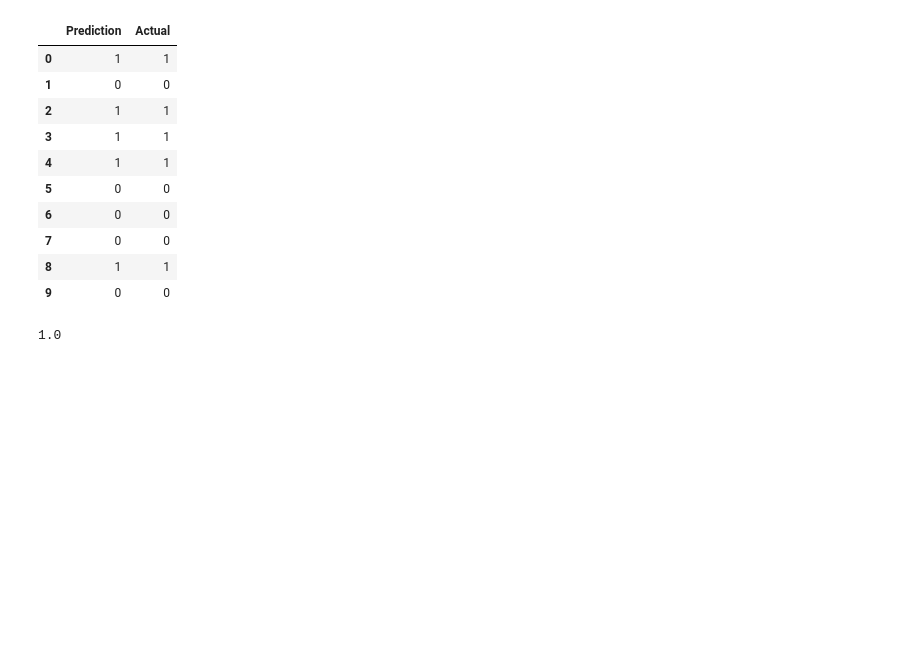
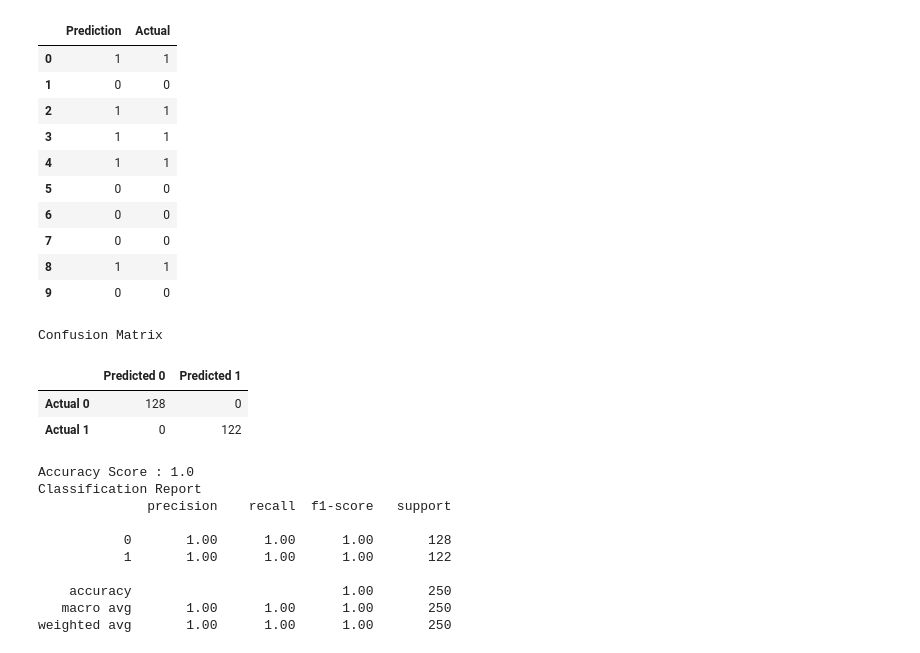
Before and after one commit to SarahSchilling618/project-4, a Jupyter notebook: Continuationv2_ReducedDimensions.ipynb, the cells around one changed output. Drawn from its saved outputs; the diff is of its cells as text; code cells hidden in the pictures; blank space fills up the shorter version.

```diff
--- a/Continuationv2_ReducedDimensions.ipynb
+++ b/Continuationv2_ReducedDimensions.ipynb
@@ -140,9 +141,10 @@ Testing Data Score: 1.0
 # Refs: Module 20 Challenge credit-risk-classification / Module20/Day1/Act04
 
 ## Step 2: Save the predictions on the testing data labels by using the testing feature data (`X_test_scaled`) and the fitted model.
+    # Predict outcomes for test data set
 
-y_predictions = classifier.predict(X_test_scaled)
-results = pd.DataFrame({"Prediction": y_predictions, "Actual": y_test}).reset_index(drop=True)
+lr_y_predictions = classifier.predict(X_test_scaled)
+results = pd.DataFrame({"Prediction": lr_y_predictions, "Actual": y_test}).reset_index(drop=True)
 results.head(10)
 # %% [output]
 |  | Prediction | Actual |
@@ -156,8 +158,35 @@ results.head(10)
 | 7 | 0 | 0 |
 | 8 | 1 | 1 |
 | 9 | 0 | 0 |
-# %%
-# Display the accuracy score for the test dataset.
-accuracy_score(y_test, y_predictions)
-# %% [output]
-1.0
+# %%
+# Refs: Module20/Day2/Act05
+# Generating Confusion Matrix on the Logistic Regression Model
+cm_lr = confusion_matrix(y_test, lr_y_predictions)
+cm_df_lr = pd.DataFrame(
+    cm_lr, index=["Actual 0", "Actual 1"], columns=["Predicted 0", "Predicted 1"]
+)
+
+# Calculating the accuracy score
+acc_score_lr = accuracy_score(y_test, lr_y_predictions)
+# %%
+# Displaying results
+print("Confusion Matrix")
+display(cm_df_lr)
+print(f"Accuracy Score : {acc_score_lr}")
+print("Classification Report")
+print(classification_report(y_test, lr_y_predictions))
+# %% [output]
+Confusion Matrix
+|  | Predicted 0 | Predicted 1 |
+| Actual 0 | 128 | 0 |
+| Actual 1 | 0 | 122 |
+Accuracy Score : 1.0
+Classification Report
+              precision    recall  f1-score   support
+
+           0       1.00      1.00      1.00       128
+           1       1.00      1.00      1.00       122
+
+    accuracy                           1.00       250
+   macro avg       1.00      1.00      1.00       250
+weighted avg       1.00      1.00      1.00       250
```
Also changed, not shown: parts of 4 cells of this notebook.
